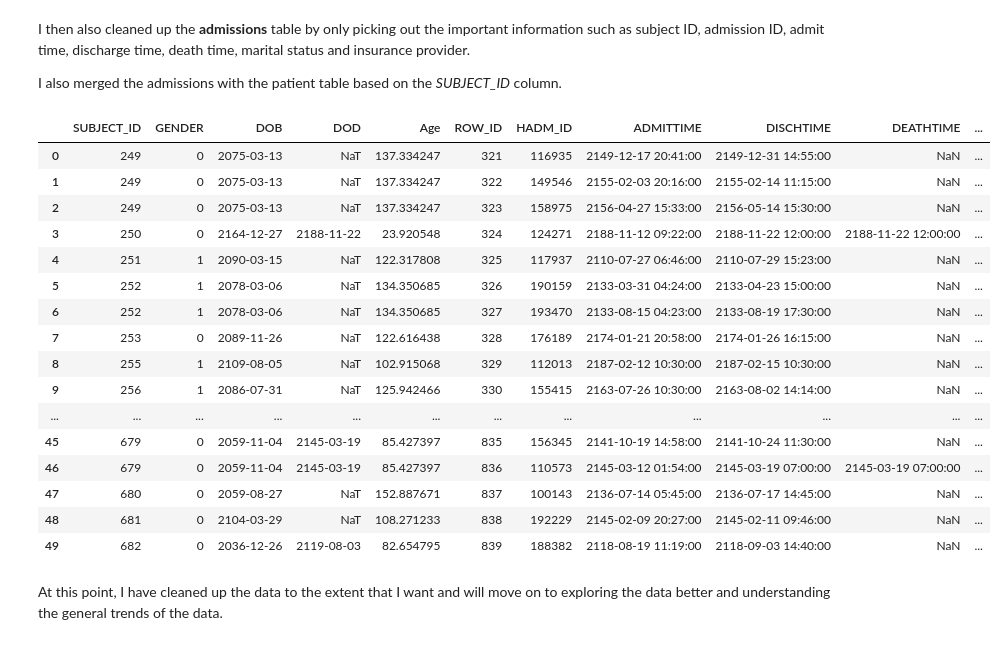
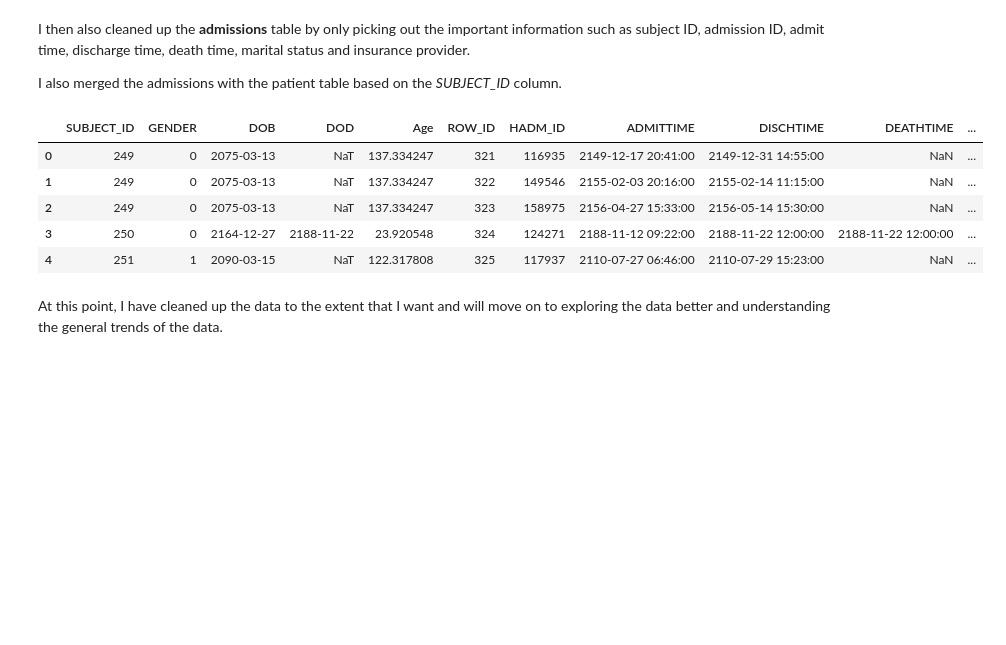
Before and after one commit to asheu96/final_project_prompt, a Jupyter notebook: Final Project.ipynb, the cells around one changed output. Saved outputs shown, nothing was run; the diff lists cells and outputs as text; code cells hidden in the pictures; blank space fills up the shorter version.

```diff
--- a/Final Project.ipynb
+++ b/Final Project.ipynb
@@ -155,27 +155,16 @@ I also merged the admissions with the patient table based on the *SUBJECT_ID* co
 # %%
 mergedAdmission = pd.merge(patients, admissions[['ROW_ID', 'SUBJECT_ID', 'HADM_ID', 'ADMITTIME',
                                                  'DISCHTIME', 'DEATHTIME', 'INSURANCE', 'MARITAL_STATUS']], on='SUBJECT_ID')
 
 # merges the patients the admissions table together based on the column of 'SUBJECT_ID'
-mergedAdmission.head(50)
+mergedAdmission.head()
 # %% [output]
 |  | SUBJECT_ID | GENDER | DOB | DOD | Age | ROW_ID | HADM_ID | ADMITTIME | DISCHTIME | DEATHTIME | ... |
 | 0 | 249 | 0 | 2075-03-13 | NaT | 137.334247 | 321 | 116935 | 2149-12-17 20:41:00 | 2149-12-31 14:55:00 | NaN | ... |
 | 1 | 249 | 0 | 2075-03-13 | NaT | 137.334247 | 322 | 149546 | 2155-02-03 20:16:00 | 2155-02-14 11:15:00 | NaN | ... |
 | 2 | 249 | 0 | 2075-03-13 | NaT | 137.334247 | 323 | 158975 | 2156-04-27 15:33:00 | 2156-05-14 15:30:00 | NaN | ... |
 | 3 | 250 | 0 | 2164-12-27 | 2188-11-22 | 23.920548 | 324 | 124271 | 2188-11-12 09:22:00 | 2188-11-22 12:00:00 | 2188-11-22 12:00:00 | ... |
 | 4 | 251 | 1 | 2090-03-15 | NaT | 122.317808 | 325 | 117937 | 2110-07-27 06:46:00 | 2110-07-29 15:23:00 | NaN | ... |
-| 5 | 252 | 1 | 2078-03-06 | NaT | 134.350685 | 326 | 190159 | 2133-03-31 04:24:00 | 2133-04-23 15:00:00 | NaN | ... |
-| 6 | 252 | 1 | 2078-03-06 | NaT | 134.350685 | 327 | 193470 | 2133-08-15 04:23:00 | 2133-08-19 17:30:00 | NaN | ... |
-| 7 | 253 | 0 | 2089-11-26 | NaT | 122.616438 | 328 | 176189 | 2174-01-21 20:58:00 | 2174-01-26 16:15:00 | NaN | ... |
-| 8 | 255 | 1 | 2109-08-05 | NaT | 102.915068 | 329 | 112013 | 2187-02-12 10:30:00 | 2187-02-15 10:30:00 | NaN | ... |
-| 9 | 256 | 1 | 2086-07-31 | NaT | 125.942466 | 330 | 155415 | 2163-07-26 10:30:00 | 2163-08-02 14:14:00 | NaN | ... |
-| ... | ... | ... | ... | ... | ... | ... | ... | ... | ... | ... | ... |
-| 45 | 679 | 0 | 2059-11-04 | 2145-03-19 | 85.427397 | 835 | 156345 | 2141-10-19 14:58:00 | 2141-10-24 11:30:00 | NaN | ... |
-| 46 | 679 | 0 | 2059-11-04 | 2145-03-19 | 85.427397 | 836 | 110573 | 2145-03-12 01:54:00 | 2145-03-19 07:00:00 | 2145-03-19 07:00:00 | ... |
-| 47 | 680 | 0 | 2059-08-27 | NaT | 152.887671 | 837 | 100143 | 2136-07-14 05:45:00 | 2136-07-17 14:45:00 | NaN | ... |
-| 48 | 681 | 0 | 2104-03-29 | NaT | 108.271233 | 838 | 192229 | 2145-02-09 20:27:00 | 2145-02-11 09:46:00 | NaN | ... |
-| 49 | 682 | 0 | 2036-12-26 | 2119-08-03 | 82.654795 | 839 | 188382 | 2118-08-19 11:19:00 | 2118-09-03 14:40:00 | NaN | ... |
 # %% [markdown]
 At this point, I have cleaned up the data to the extent that I want and will move on to exploring the data better and understanding the general trends of the data.
 # %% [markdown]
```
Also changed, not shown: parts of 9 cells of this notebook.
